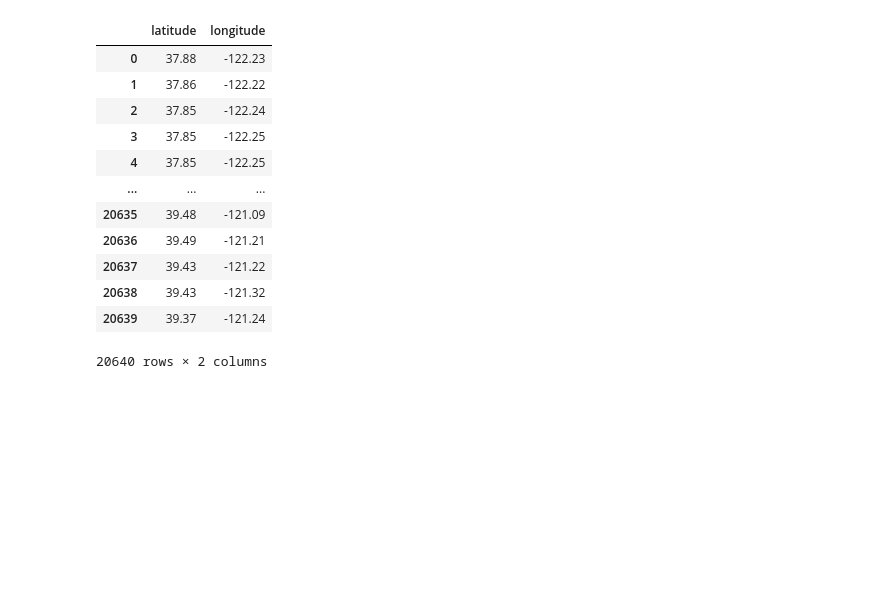
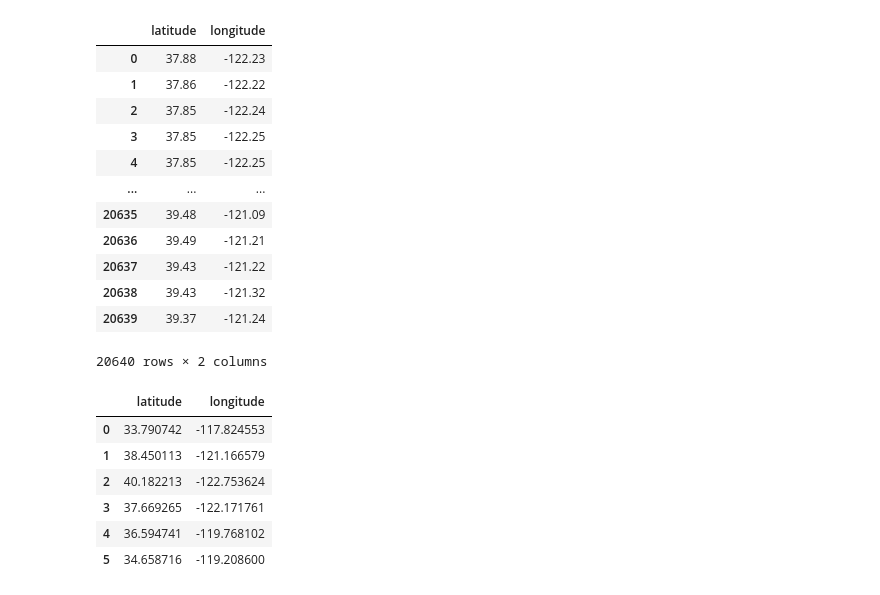
Before and after one commit to royqh1979/programming_with_python, a Jupyter notebook: Chap12机器学习/3.k均值聚类.ipynb, the cells around one changed output. Saved outputs shown, nothing was run; the diff lists cells and outputs as text; code cells hidden in the pictures; blank space fills up the shorter version.

```diff
--- a/Chap12机器学习/3.k均值聚类.ipynb
+++ b/Chap12机器学习/3.k均值聚类.ipynb
@@ -33,3 +35,18 @@ from sklearn.cluster import KMeans
 kmeans = KMeans(n_clusters=6)
 df["Cluster"] = kmeans.fit_predict(df)
 df["Cluster"] = df["Cluster"].astype("category")
+# %%
+# 各组质心
+centers = pd.DataFrame(
+    data=kmeans.cluster_centers_,
+    columns=["latitude", "longitude"]
+)
+centers
+# %% [output]
+|  | latitude | longitude |
+| 0 | 33.790742 | -117.824553 |
+| 1 | 38.450113 | -121.166579 |
+| 2 | 40.182213 | -122.753624 |
+| 3 | 37.669265 | -122.171761 |
+| 4 | 36.594741 | -119.768102 |
+| 5 | 34.658716 | -119.208600 |
```
Also changed, not shown: parts of 3 cells of this notebook, 9 other files.
